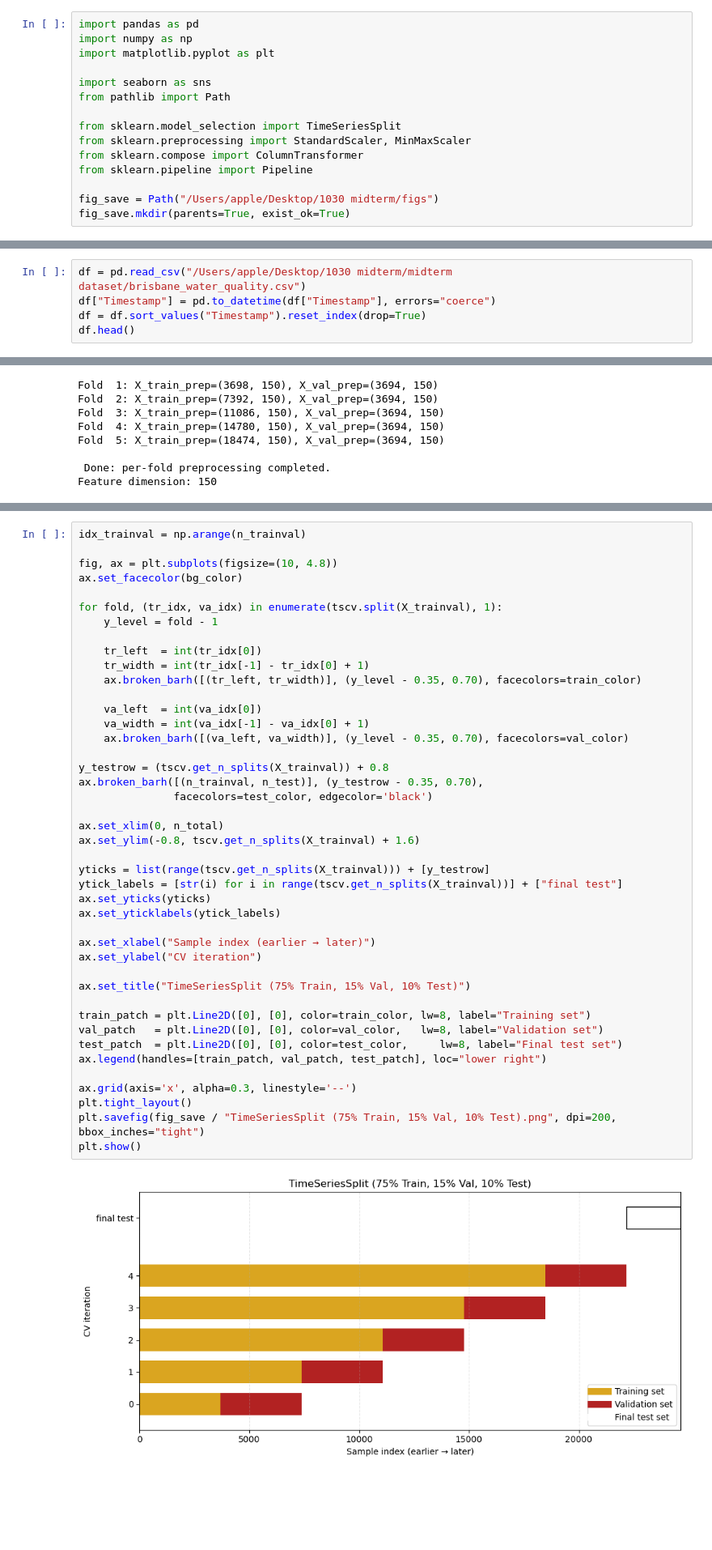
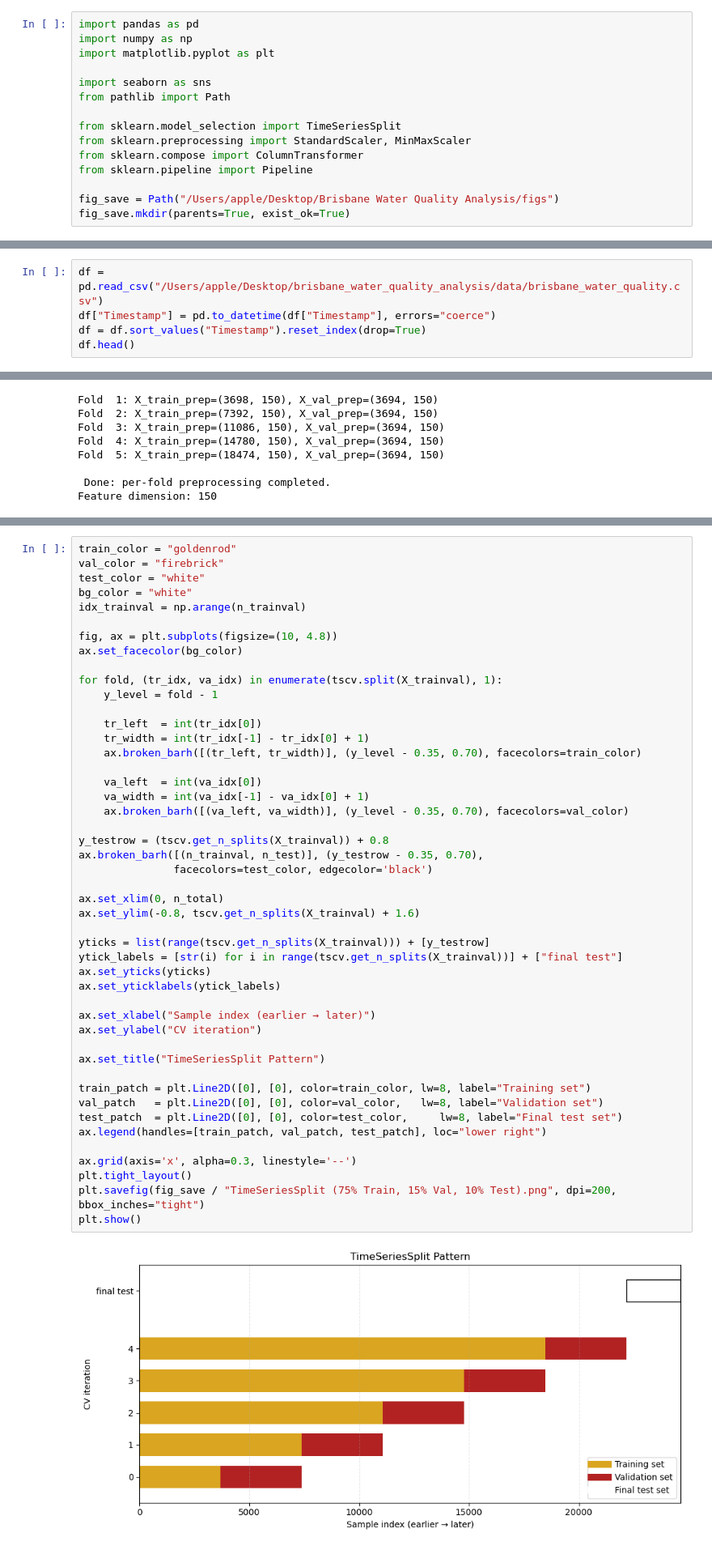
Before and after one commit to asdfwxy1/brisbane-water-quality-analysis, a Jupyter notebook: brisbane_water_quality_analysis.ipynb, the cells around one changed output, grey strips where cells are left out. Shown at 81% size. Cells and saved outputs as stored; diff of their text form; blank space fills up the shorter version.

```diff
--- a/brisbane_water_quality_analysis.ipynb
+++ b/brisbane_water_quality_analysis.ipynb
@@ -13,12 +13,12 @@ from sklearn.preprocessing import StandardScaler, MinMaxScaler
 from sklearn.compose import ColumnTransformer
 from sklearn.pipeline import Pipeline
 
-fig_save = Path("/Users/apple/Desktop/1030 midterm/figs")
+fig_save = Path("/Users/apple/Desktop/Brisbane Water Quality Analysis/figs")
 fig_save.mkdir(parents=True, exist_ok=True)
 # %% [markdown]
 ### Part 1: Data Overview
 # %%
-df = pd.read_csv("/Users/apple/Desktop/1030 midterm/midterm dataset/brisbane_water_quality.csv")
+df = pd.read_csv("/Users/apple/Desktop/brisbane_water_quality_analysis/data/brisbane_water_quality.csv")
 df["Timestamp"] = pd.to_datetime(df["Timestamp"], errors="coerce")
 df = df.sort_values("Timestamp").reset_index(drop=True)
 df.head()
@@ -637,4 +590,8 @@ plt.show()
 # %%
+train_color = "goldenrod"
+val_color = "firebrick"
+test_color = "white"
+bg_color = "white"
 idx_trainval = np.arange(n_trainval)
 
 fig, ax = plt.subplots(figsize=(10, 4.8))
@@ -650,35 +607,35 @@ for fold, (tr_idx, va_idx) in enumerate(tscv.split(X_trainval), 1):
     va_left  = int(va_idx[0])
     va_width = int(va_idx[-1] - va_idx[0] + 1)
     ax.broken_barh([(va_left, va_width)], (y_level - 0.35, 0.70), facecolors=val_color)
 
 y_testrow = (tscv.get_n_splits(X_trainval)) + 0.8
 ax.broken_barh([(n_trainval, n_test)], (y_testrow - 0.35, 0.70),
                facecolors=test_color, edgecolor='black')
 
 ax.set_xlim(0, n_total)
 ax.set_ylim(-0.8, tscv.get_n_splits(X_trainval) + 1.6)
 
 yticks = list(range(tscv.get_n_splits(X_trainval))) + [y_testrow]
 ytick_labels = [str(i) for i in range(tscv.get_n_splits(X_trainval))] + ["final test"]
 ax.set_yticks(yticks)
 ax.set_yticklabels(ytick_labels)
 
 ax.set_xlabel("Sample index (earlier → later)")
 ax.set_ylabel("CV iteration")
 
-ax.set_title("TimeSeriesSplit (75% Train, 15% Val, 10% Test)")
+ax.set_title("TimeSeriesSplit Pattern")
 
 train_patch = plt.Line2D([0], [0], color=train_color, lw=8, label="Training set")
 val_patch   = plt.Line2D([0], [0], color=val_color,   lw=8, label="Validation set")
 test_patch  = plt.Line2D([0], [0], color=test_color,     lw=8, label="Final test set")
 ax.legend(handles=[train_patch, val_patch, test_patch], loc="lower right")
 
 ax.grid(axis='x', alpha=0.3, linestyle='--')
 plt.tight_layout()
 plt.savefig(fig_save / "TimeSeriesSplit (75% Train, 15% Val, 10% Test).png", dpi=200, bbox_inches="tight")
 plt.show()
 # %% [output]
-[figure, old version]
+[figure, new version]
 # %% [markdown]
 #### Missing Value
 # %%
```
Also changed, not shown: parts of 3 cells of this notebook.
